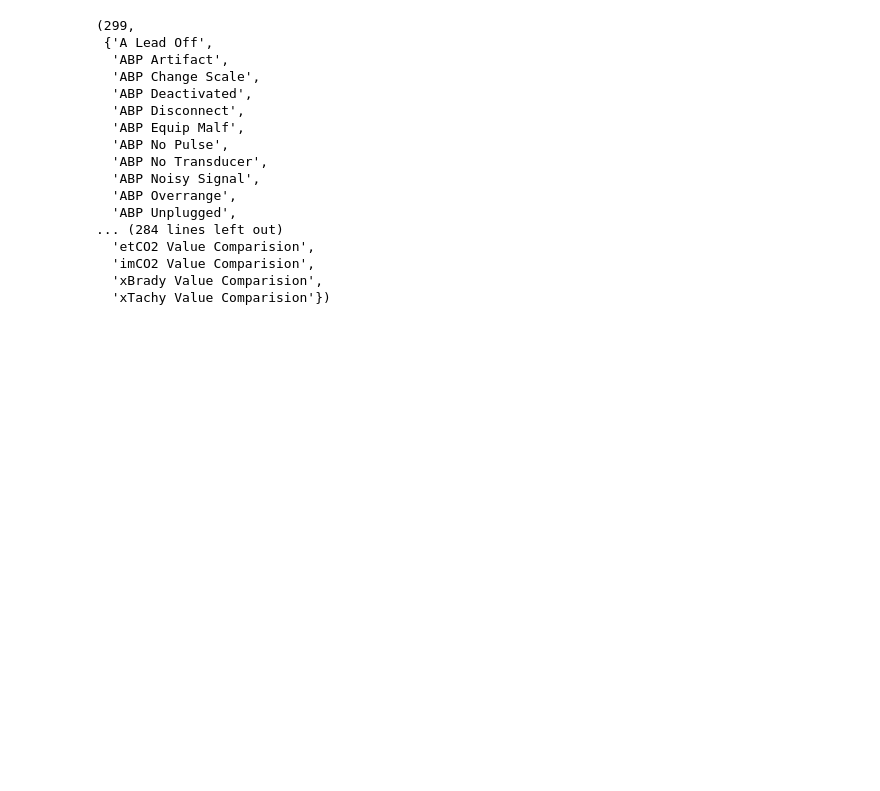
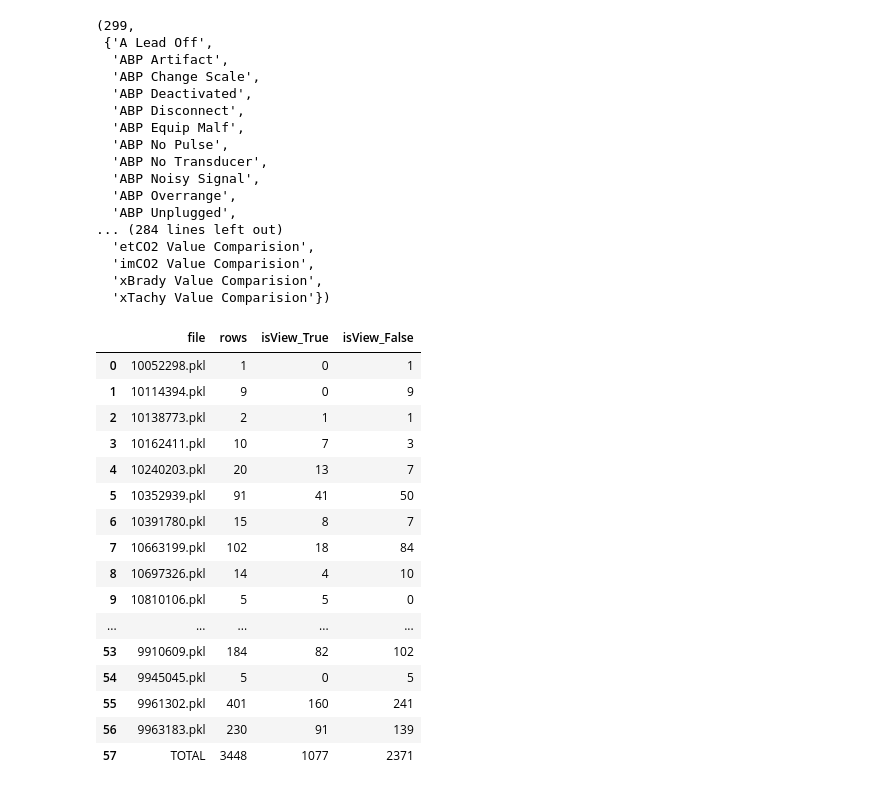
Before and after one commit to dr-you-group/SICU-Alarm-Monitoring, a Jupyter notebook: test.ipynb, the cells around one changed output. Cells and saved outputs as stored; diff of their text form; code cells hidden in the pictures; blank space fills up the shorter version.

```diff
--- a/test.ipynb
+++ b/test.ipynb
@@ -68,0 +67,87 @@ open('AlarmList.txt', 'w', encoding='utf-8').
+# %%
+import os
+import pickle as pkl
+import pandas as pd
+from IPython.display import display
+
+pd.set_option('display.max_rows', None)
+pd.set_option('display.max_columns', None)
+
+def load_processed_data(patient_id, data_dir='/Volumes/Seagate/pkl/'):
+    file_path = os.path.join(data_dir, f'{patient_id}.pkl')
+    with open(file_path, 'rb') as f:
+        data = pkl.load(f)
+    return data
+
+def count_all_rows_in_dir(data_dir='DATA/'):
+    total_rows = 0
+    total_true = 0
+    total_false = 0
+    file_stats = []  # 파일별 통계 저장
+
+    for fname in os.listdir(data_dir):
+        if fname.endswith('.pkl'):
+            file_path = os.path.join(data_dir, fname)
+            with open(file_path, 'rb') as f:
+                data = pkl.load(f)
+
+            # 행 개수 계산
+            if isinstance(data, pd.DataFrame):
+                rows = data.shape[0]
+
+                # isView가 있으면 True/False 개수 집계
+                if 'isView' in data.columns:
+                    true_count = (data['isView'] == True).sum()
+                    false_count = (data['isView'] == False).sum()
+                else:
+                    true_count = false_count = 0
+
+            else:  # DataFrame이 아닌 경우
+                try:
+                    rows = len(data)
+                except Exception:
+                    rows = 0
+                true_count = false_count = 0
+
+            total_rows += rows
+            total_true += true_count
+            total_false += false_count
+
+            file_stats.append({
+                'file': fname,
+                'rows': rows,
+                'isView_True': true_count,
+                'isView_False': false_count
+            })
+
+    # 총합 행 추가
+    file_stats.append({
+        'file': 'TOTAL',
+        'rows': total_rows,
+        'isView_True': total_true,
+        'isView_False': total_false
+    })
+
+    return pd.DataFrame(file_stats)
+
+# 사용 예시
+stats_df = count_all_rows_in_dir('DATA/')
+display(stats_df)
+# %% [output]
+|  | file | rows | isView_True | isView_False |
+| 0 | 10052298.pkl | 1 | 0 | 1 |
+| 1 | 10114394.pkl | 9 | 0 | 9 |
+| 2 | 10138773.pkl | 2 | 1 | 1 |
+| 3 | 10162411.pkl | 10 | 7 | 3 |
+| 4 | 10240203.pkl | 20 | 13 | 7 |
+| 5 | 10352939.pkl | 91 | 41 | 50 |
+| 6 | 10391780.pkl | 15 | 8 | 7 |
+| 7 | 10663199.pkl | 102 | 18 | 84 |
+| 8 | 10697326.pkl | 14 | 4 | 10 |
+| 9 | 10810106.pkl | 5 | 5 | 0 |
+| ... | ... | ... | ... | ... |
+| 53 | 9910609.pkl | 184 | 82 | 102 |
+| 54 | 9945045.pkl | 5 | 0 | 5 |
+| 55 | 9961302.pkl | 401 | 160 | 241 |
+| 56 | 9963183.pkl | 230 | 91 | 139 |
+| 57 | TOTAL | 3448 | 1077 | 2371 |
```
Also changed, not shown: parts of 1 cell of this notebook, 7 other files.
